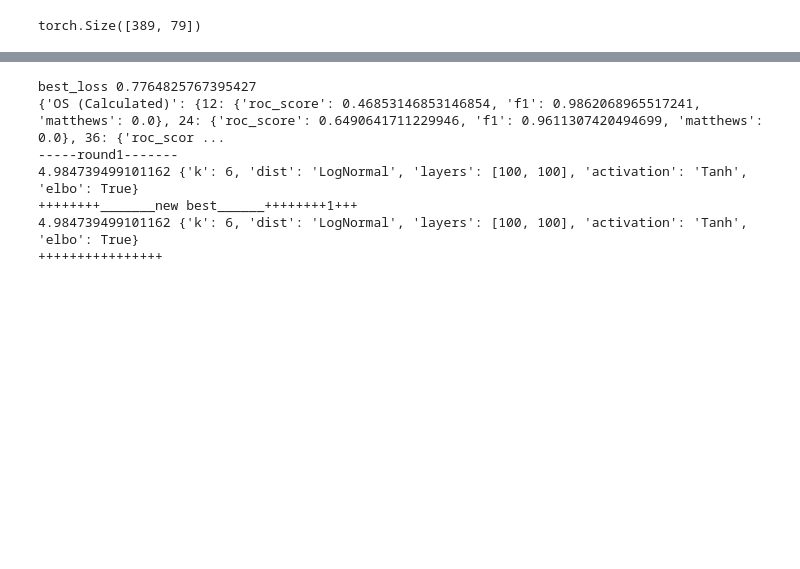
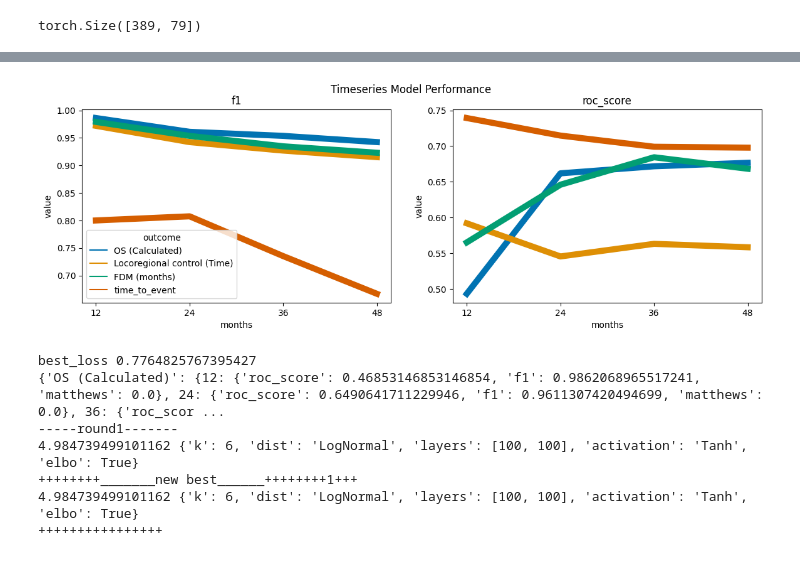
Before and after one commit to uic-evl/DigitalTwinVis, a Jupyter notebook: python/TimeseriesOutcomes.ipynb, the cells around one changed output, grey strips where cells are left out. Drawn from its saved outputs; the diff is of its cells as text; code cells hidden in the pictures; blank space fills up the shorter version.

```diff
--- a/python/TimeseriesOutcomes.ipynb
+++ b/python/TimeseriesOutcomes.ipynb
@@ -134,3 +190,28 @@ best_loss 0.8548993607158376
+# %%
+def plot_timeseries_outcomes(df):
+    metrics = df.metric.unique()
+    metrics =[m for m in metrics if m != 'matthews']
+    fig,axes = plt.subplots(1,len(metrics),figsize=(14,4))
+    for i,metric in enumerate(sorted(metrics)):
+        ax = axes[i]
+        subdf = df[df.metric == metric]
+        sns.lineplot(
+            data=subdf,
+            hue='outcome',
+            y='value',
+            x='months',
+            ax=ax,
+            palette='colorblind',
+            linewidth=7,
+            legend='brief' if i == 0 else False,
+        )
+        ax.set_title(metric)
+        ax.set_xticks([12,24,36,48])
+    fig.suptitle('Timeseries Model Performance')
+
+plot_timeseries_outcomes(m2_df)
+# %% [output]
+[figure, added]
 # %%
 #model gridsearch
 from DeepSurvivalModels import *
```
Also changed, not shown: parts of 7 cells of this notebook, 3 other files.
